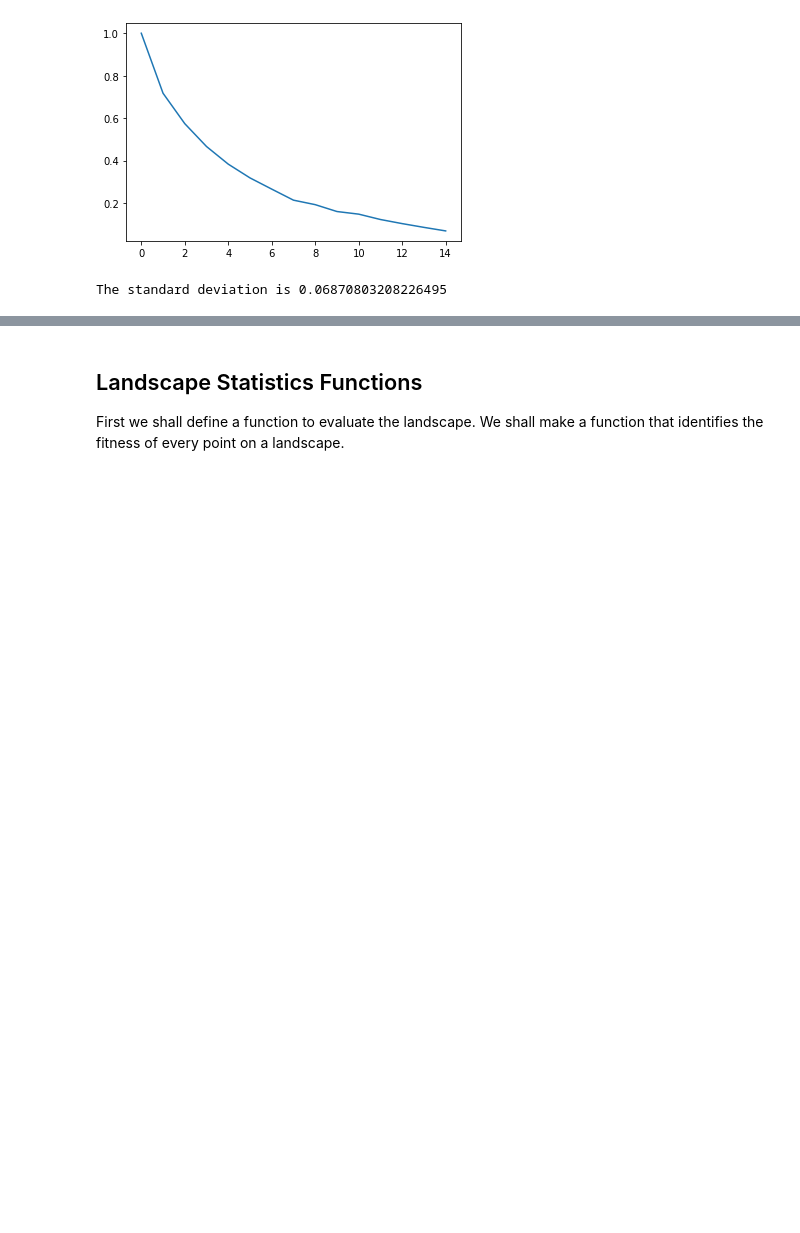
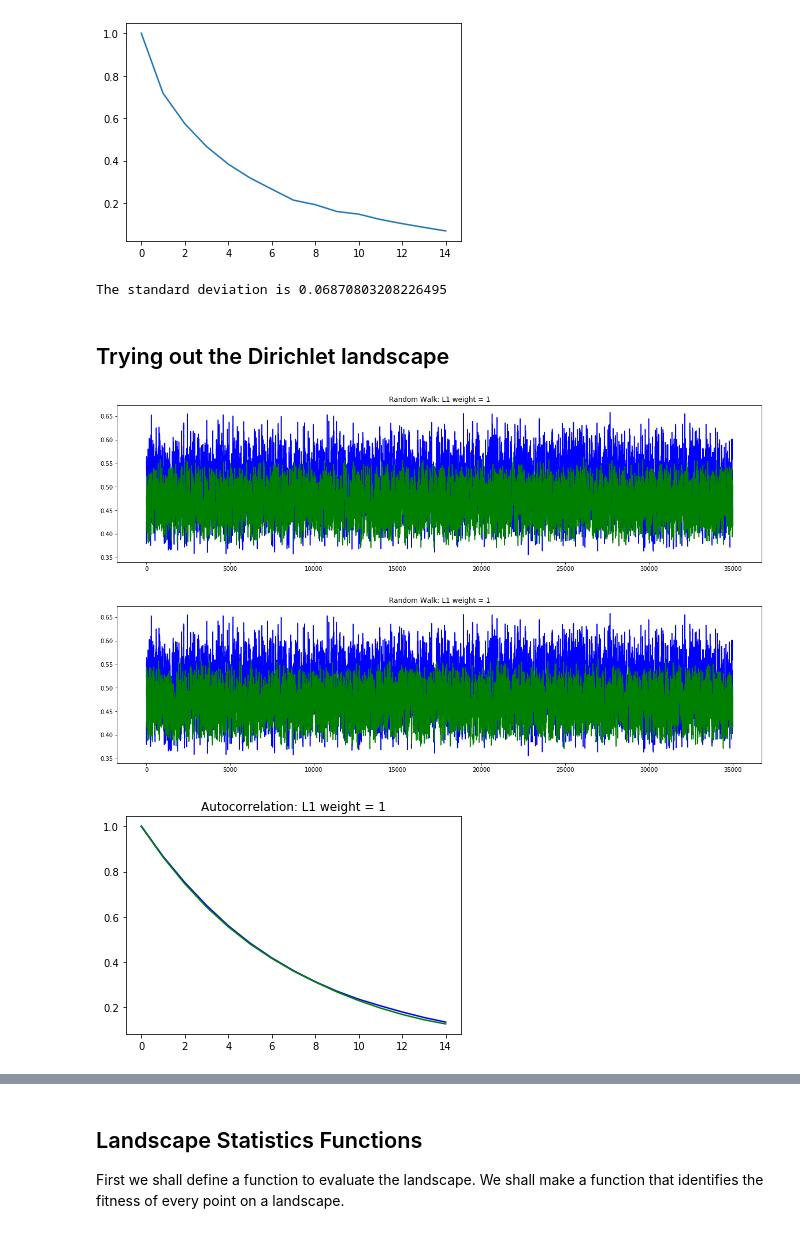
Before and after one commit to adrianapaza/NBA-NKC, a Jupyter notebook: ComputationalModels/Layered_NK.ipynb, the cells around one changed output, grey strips where cells are left out. Drawn from its saved outputs; the diff is of its cells as text; code cells hidden in the pictures; blank space fills up the shorter version.

```diff
--- a/ComputationalModels/Layered_NK.ipynb
+++ b/ComputationalModels/Layered_NK.ipynb
@@ -460,3 +512,70 @@ The standard deviation is 0.07495045601519712
 [figure]
 [figure]
 The standard deviation is 0.06870803208226495
+# %% [markdown]
+## Trying out the Dirichlet landscape
+# %%
+## TESTING and EXAMINATION
+##Generate a Dirichlet and NK Landscapes and define weights
+
+"""
+N = 15
+K = 0
+# drawing the concentration parameters for the
+#Dirichlet from a gamma with alpha=5, Beta =1
+gamma_dist = stats.gamma(7,1)
+dirich_alphas = gamma_dist.rvs(N) #We need N concentration parameters
+our_dirich = stats.dirichlet(dirich_alphas) #the kernel
+unadjusted_landscape = our_dirich.rvs(2**(K+1)).T # draws from the dirichlet
+Dirichlet_landscape = unadjusted_landscape * 7 # adjust the weights upward
+
+N = 15
+K1 = 0
+NK_land_1 = np.random.rand(N, 2**(K1+1))
+
+##Generate NK Landscape 2
+N = 15
+K2 = 10
+NK_land_2 = np.random.rand(N, 2**(K2+1))
+
+#get a position
+iPosition = Position_rand(N)
+Weights = np.array([1,0]) # all K=0 landscape
+
+
+
+numSteps=35000
+
+FitnessPath_Dirich = random_walker(numSteps, iPosition, Dirichlet_landscape)
+
+FitnessPath_NK = random_walker(numSteps, iPosition, NK_land_1)"""
+
+plt.figure(figsize=(20,5))
+plt.plot(FitnessPath_NKs,c="b")
+plt.plot(FitnessPath_Dirich,c="g")
+plt.title("Random Walk: L1 weight = 1")
+
+
+#FitnessPath_NKs = random_walker_layered(numSteps,iPosition,NK_land_1,NK_land_2,Weights)
+
+#FitnessPath_Rich_NK = random_walker_layered(numSteps,iPosition,Dirichlet_landscape,NK_land_2,Weights)
+
+##plot the data
+plt.figure(figsize=(20,5))
+plt.plot(FitnessPath_NKs,c="b")
+plt.plot(FitnessPath_Rich_NK,c="g")
+plt.title("Random Walk: L1 weight = 1")
+plt.show()
+oneweight_NKs = Get_AR(FitnessPath_NKs,lag_range=N)
+oneweight_Dirichlet = Get_AR(FitnessPath_Rich_NK,lag_range=N)
+plt.plot(oneweight_NKs,c="b")
+plt.plot(oneweight_Dirichlet,c="g")
+plt.title("Autocorrelation: L1 weight = 1")
+plt.show()
+#print('The standard deviation is',np.var(FitnessPath)**.5)
+
+##Now alter weights and plot again
+# %% [output]
+[figure, added]
+[figure, added]
+[figure, added]
```
Also changed, not shown: parts of 10 cells of this notebook, 3 other files.
